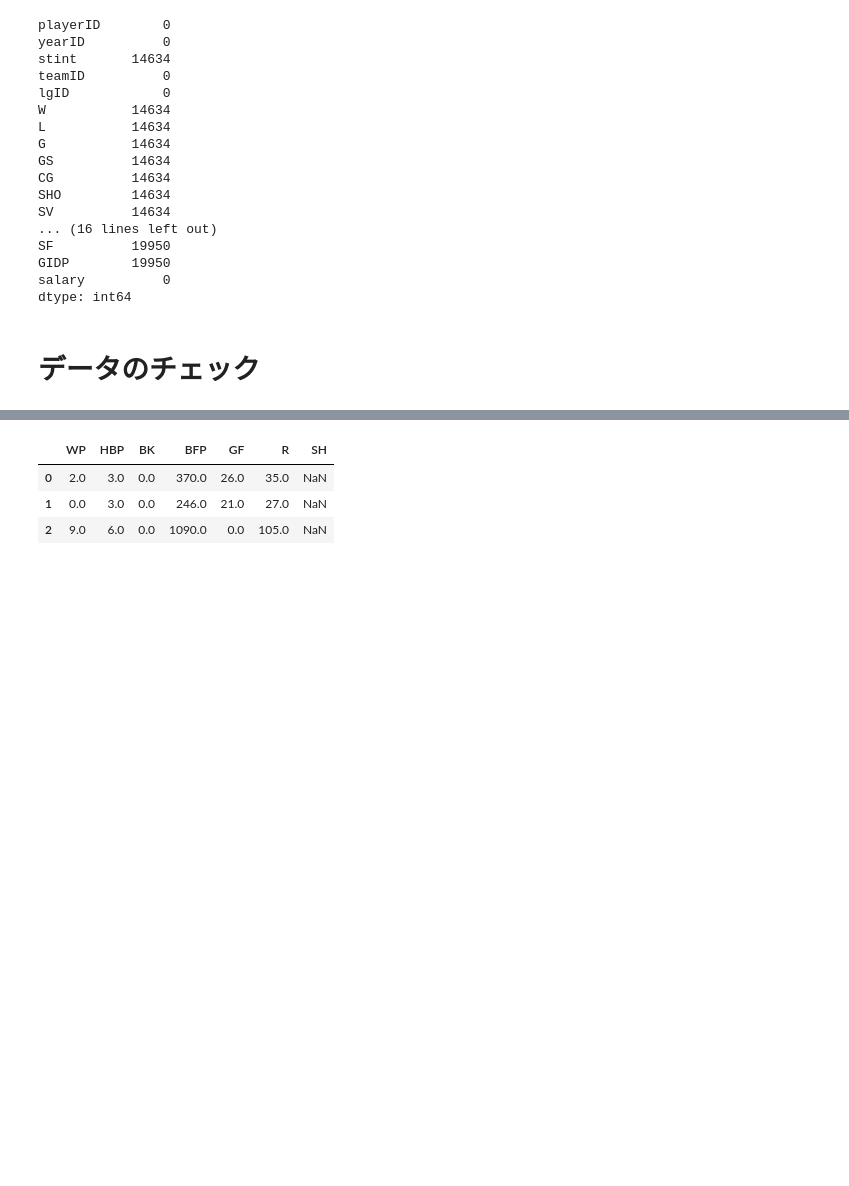
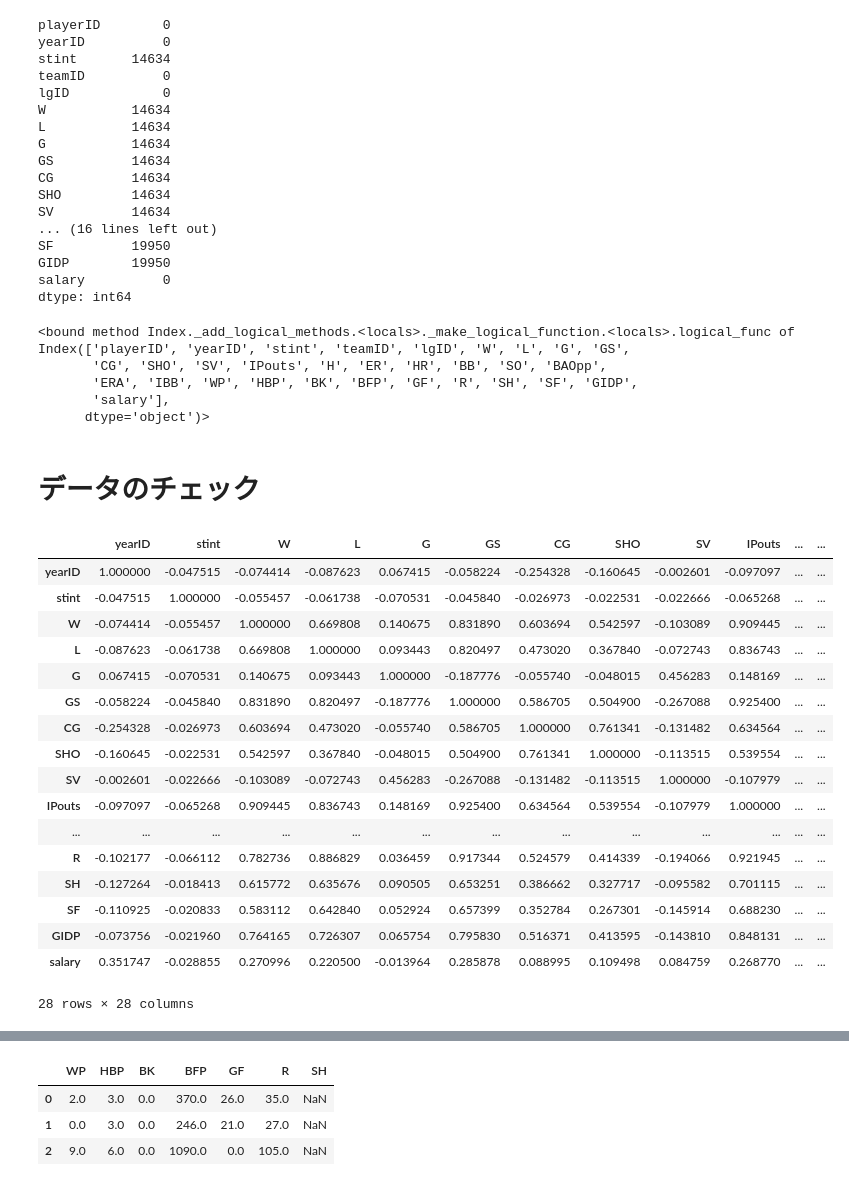
Before and after one commit to lasershow/lab-py, a Jupyter notebook: ipython/dic20171001_mlb.ipynb, the cells around one changed output, grey strips where cells are left out. Cells and saved outputs as stored; diff of their text form; code cells hidden in the pictures; blank space fills up the shorter version.

```diff
--- a/ipython/dic20171001_mlb.ipynb
+++ b/ipython/dic20171001_mlb.ipynb
@@ -85,5 +85,34 @@ SF          19950
 GIDP        19950
 salary          0
 dtype: int64
+# %%
+df_sal_nonan.columns.all
+# %% [output]
+<bound method Index._add_logical_methods.<locals>._make_logical_function.<locals>.logical_func of Index(['playerID', 'yearID', 'stint', 'teamID', 'lgID', 'W', 'L', 'G', 'GS',
+       'CG', 'SHO', 'SV', 'IPouts', 'H', 'ER', 'HR', 'BB', 'SO', 'BAOpp',
+       'ERA', 'IBB', 'WP', 'HBP', 'BK', 'BFP', 'GF', 'R', 'SH', 'SF', 'GIDP',
+       'salary'],
+      dtype='object')>
 # %% [markdown]
 # データのチェック
+# %%
+df_sal_nonan.corr()
+# %% [output]
+|  | yearID | stint | W | L | G | GS | CG | SHO | SV | IPouts | ... | ... |
+| yearID | 1.000000 | -0.047515 | -0.074414 | -0.087623 | 0.067415 | -0.058224 | -0.254328 | -0.160645 | -0.002601 | -0.097097 | ... | ... |
+| stint | -0.047515 | 1.000000 | -0.055457 | -0.061738 | -0.070531 | -0.045840 | -0.026973 | -0.022531 | -0.022666 | -0.065268 | ... | ... |
+| W | -0.074414 | -0.055457 | 1.000000 | 0.669808 | 0.140675 | 0.831890 | 0.603694 | 0.542597 | -0.103089 | 0.909445 | ... | ... |
+| L | -0.087623 | -0.061738 | 0.669808 | 1.000000 | 0.093443 | 0.820497 | 0.473020 | 0.367840 | -0.072743 | 0.836743 | ... | ... |
+| G | 0.067415 | -0.070531 | 0.140675 | 0.093443 | 1.000000 | -0.187776 | -0.055740 | -0.048015 | 0.456283 | 0.148169 | ... | ... |
+| GS | -0.058224 | -0.045840 | 0.831890 | 0.820497 | -0.187776 | 1.000000 | 0.586705 | 0.504900 | -0.267088 | 0.925400 | ... | ... |
+| CG | -0.254328 | -0.026973 | 0.603694 | 0.473020 | -0.055740 | 0.586705 | 1.000000 | 0.761341 | -0.131482 | 0.634564 | ... | ... |
+| SHO | -0.160645 | -0.022531 | 0.542597 | 0.367840 | -0.048015 | 0.504900 | 0.761341 | 1.000000 | -0.113515 | 0.539554 | ... | ... |
+| SV | -0.002601 | -0.022666 | -0.103089 | -0.072743 | 0.456283 | -0.267088 | -0.131482 | -0.113515 | 1.000000 | -0.107979 | ... | ... |
+| IPouts | -0.097097 | -0.065268 | 0.909445 | 0.836743 | 0.148169 | 0.925400 | 0.634564 | 0.539554 | -0.107979 | 1.000000 | ... | ... |
+| ... | ... | ... | ... | ... | ... | ... | ... | ... | ... | ... | ... | ... |
+| R | -0.102177 | -0.066112 | 0.782736 | 0.886829 | 0.036459 | 0.917344 | 0.524579 | 0.414339 | -0.194066 | 0.921945 | ... | ... |
+| SH | -0.127264 | -0.018413 | 0.615772 | 0.635676 | 0.090505 | 0.653251 | 0.386662 | 0.327717 | -0.095582 | 0.701115 | ... | ... |
+| SF | -0.110925 | -0.020833 | 0.583112 | 0.642840 | 0.052924 | 0.657399 | 0.352784 | 0.267301 | -0.145914 | 0.688230 | ... | ... |
+| GIDP | -0.073756 | -0.021960 | 0.764165 | 0.726307 | 0.065754 | 0.795830 | 0.516371 | 0.413595 | -0.143810 | 0.848131 | ... | ... |
+| salary | 0.351747 | -0.028855 | 0.270996 | 0.220500 | -0.013964 | 0.285878 | 0.088995 | 0.109498 | 0.084759 | 0.268770 | ... | ... |
+28 rows × 28 columns
```
Also changed, not shown: parts of 66 cells of this notebook, 6 other files.
